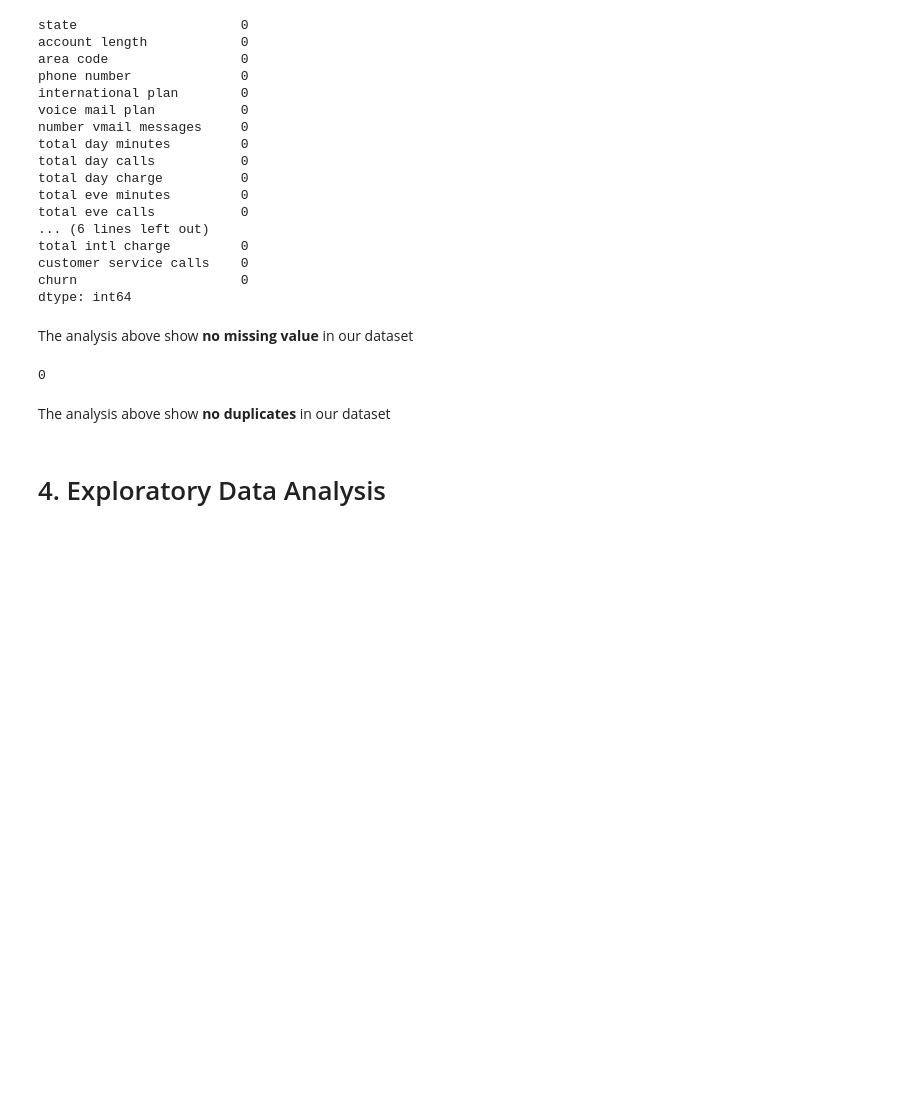
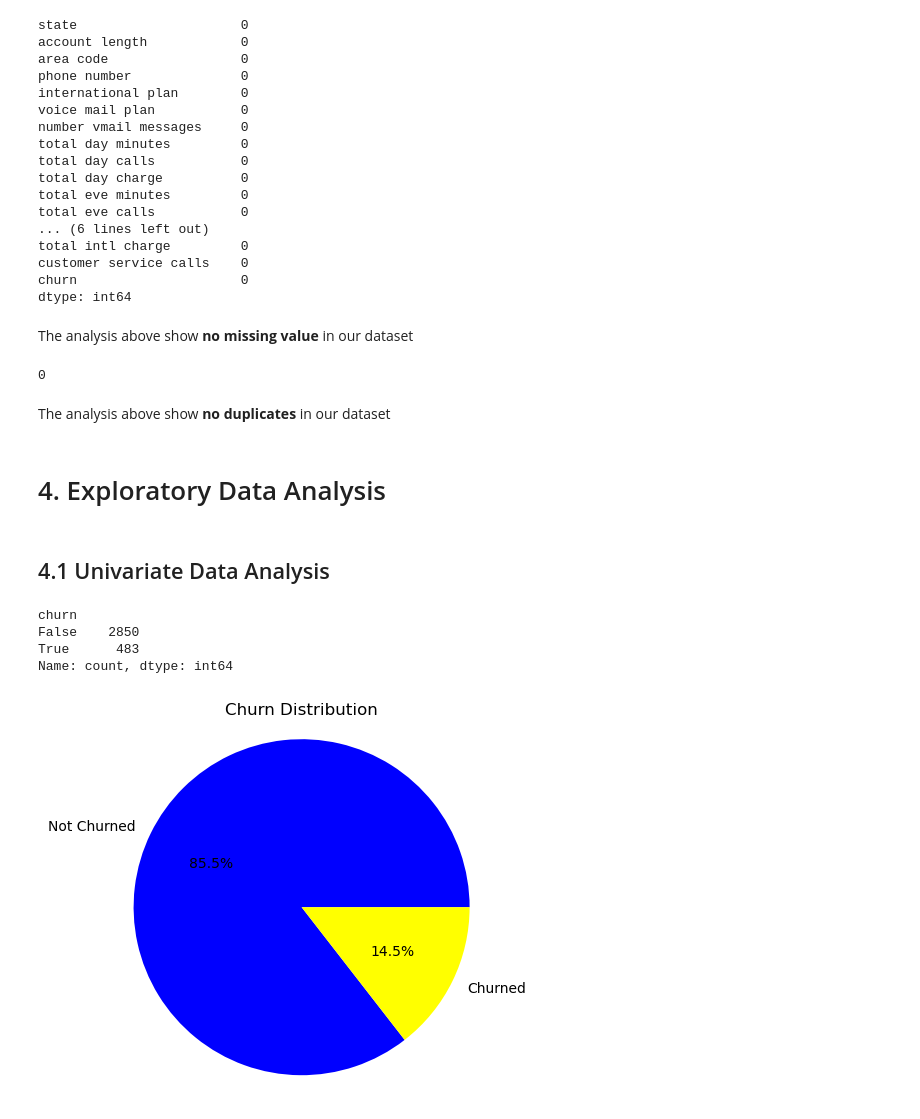
Before and after one commit to DavidChege1/SyriaTel-telecommunications-company, a Jupyter notebook: Index.ipynb, the cells around one changed output. Saved outputs shown, nothing was run; the diff lists cells and outputs as text; code cells hidden in the pictures; blank space fills up the shorter version.

```diff
--- a/Index.ipynb
+++ b/Index.ipynb
@@ -117,3 +117,24 @@ df.duplicated().sum()
 The analysis above show **no duplicates** in our dataset
 # %% [markdown]
 # 4. Exploratory Data Analysis
+# %% [markdown]
+## 4.1 Univariate Data Analysis
+# %%
+df['churn'].value_counts()
+# %% [output]
+churn
+False    2850
+True      483
+Name: count, dtype: int64
+# %%
+# Visualizing the churn distribution
+# Create the pie chart
+colors = ['#0000ff', '#ffff00']
+plt.title('Churn Distribution')
+plt.pie(df['churn'].value_counts(),labels=['Not Churned','Churned'], autopct='%1.1f%%', colors=colors)
+plt.axis('equal')  # Equal aspect ratio ensures that pie is drawn as a circle.
+
+# Show the plot
+plt.show()
+# %% [output]
+[figure, added]
```
